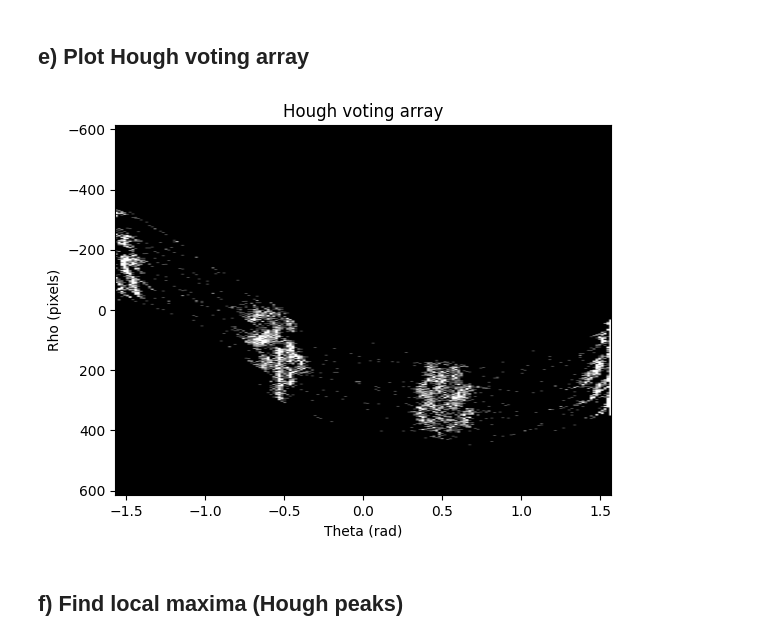
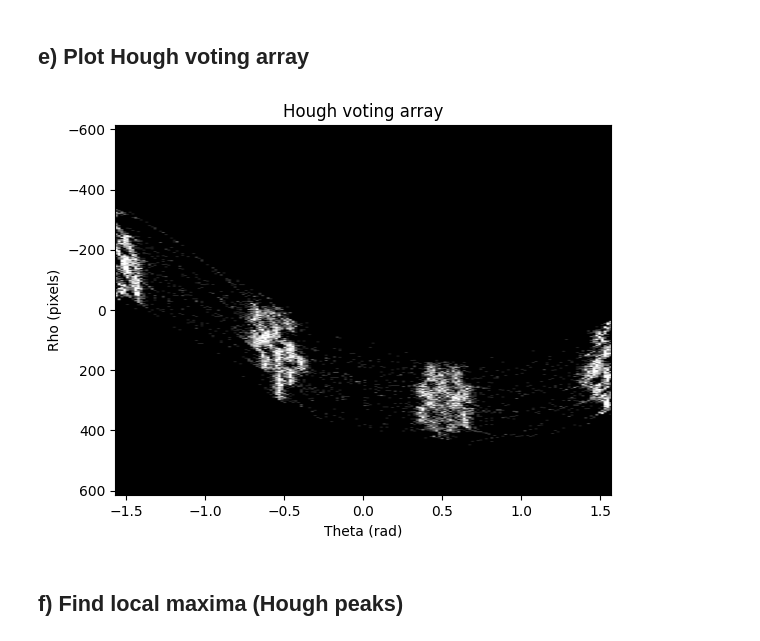
Before and after one commit to DerIltis/IAOR_SS26, a Jupyter notebook: src/Assignment3.ipynb, the cells around one changed output. Drawn from its saved outputs; the diff is of its cells as text; code cells hidden in the pictures.

Commit message:
Fix: converted theta to degree before line calc

```diff
--- a/src/Assignment3.ipynb
+++ b/src/Assignment3.ipynb
@@ -95,6 +95,7 @@ def hough_lines(edges, Ix, Iy, num_theta=180):
 
         # Line orientation perpendicular to gradient
         theta_line = grad_theta[i] + np.pi / 2
+        theta_line = (theta_line + np.pi/2) % np.pi - np.pi/2
 
         # Find closest theta bin
         t_idx = np.argmin(np.abs(theta - theta_line))
@@ -110,20 +111,21 @@ H, theta, rho = hough_lines(edges, Ix, Iy)
 # %% [markdown]
 ## e\) Plot Hough voting array
 # %%
-H_adj = imadjust(H)
+H_norm = H / H.max()
+H_adj = imadjust(H_norm)
 
 plt.imshow(
     H_adj,
     cmap="gray",
     extent=[theta[0], theta[-1], rho[-1], rho[0]],
     aspect="auto"
 )
 plt.xlabel("Theta (rad)")
 plt.ylabel("Rho (pixels)")
 plt.title("Hough voting array")
 plt.show()
 # %% [output]
-[figure, old version]
+[figure, new version]
 # %% [markdown]
 ## f\) Find local maxima (Hough peaks)
 # %%
```
Also changed, not shown: parts of 4 cells of this notebook.
